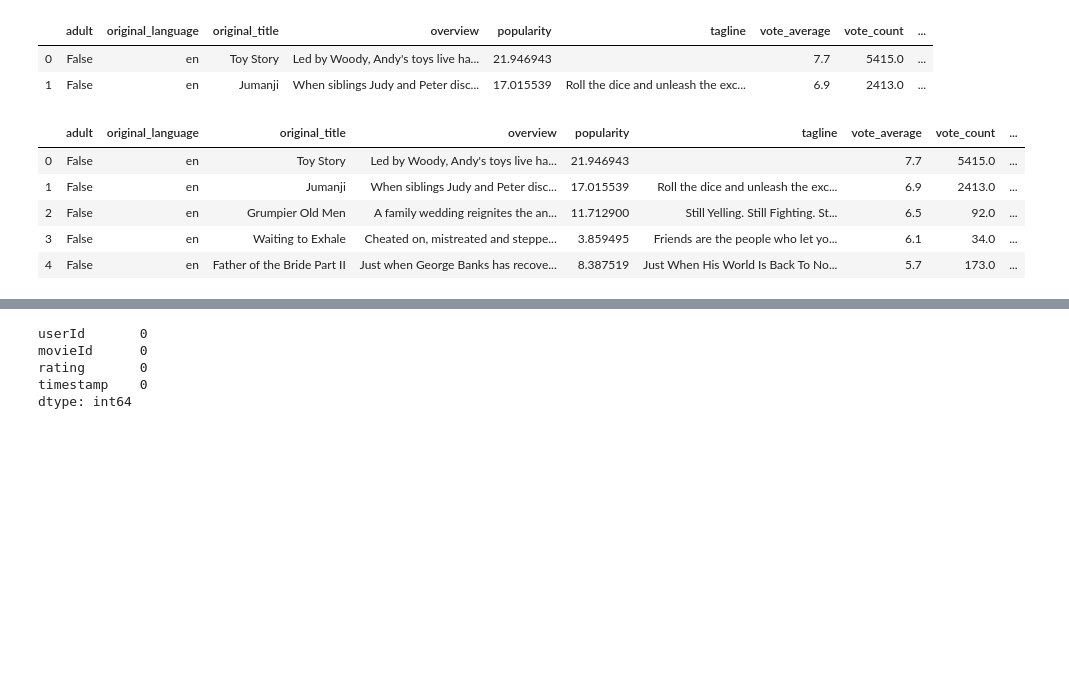
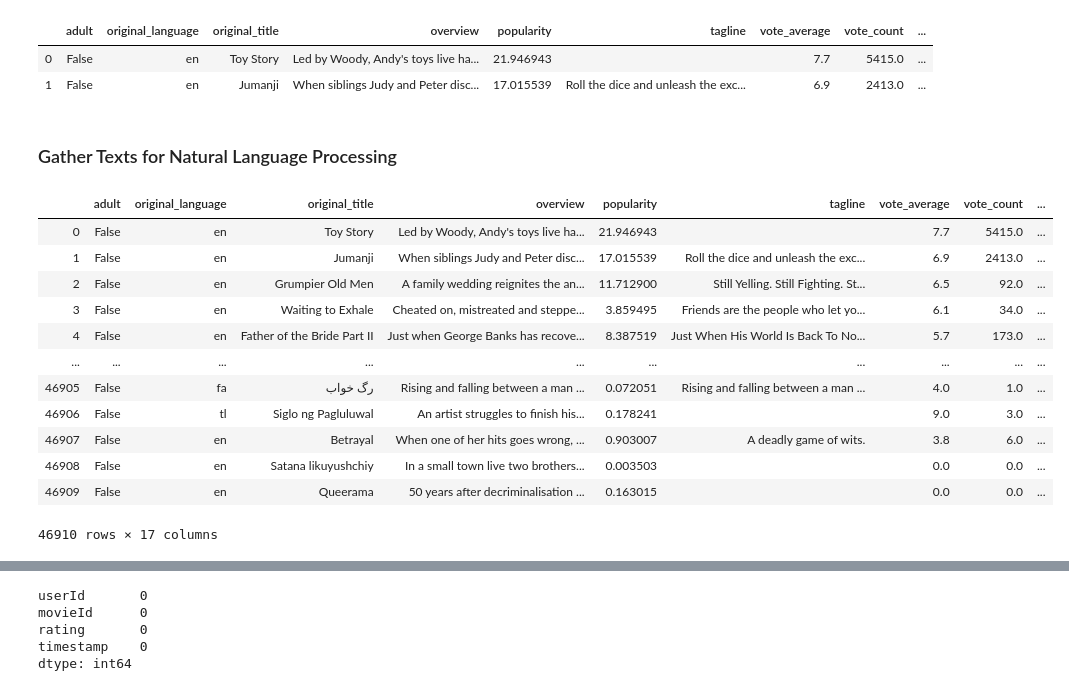
Before and after one commit to FreedomVAce/Movie_Recommendation_System, a Jupyter notebook: Movie_Data_Cleaning.ipynb, the cells around one changed output, grey strips where cells are left out. Saved outputs shown, nothing was run; the diff lists cells and outputs as text; code cells hidden in the pictures; blank space fills up the shorter version.

```diff
--- a/Movie_Data_Cleaning.ipynb
+++ b/Movie_Data_Cleaning.ipynb
@@ -216,6 +234,8 @@ df.head(2)
 |  | adult | original_language | original_title | overview | popularity | tagline | vote_average | vote_count | ... |
 | 0 | False | en | Toy Story | Led by Woody, Andy's toys live ha... | 21.946943 |  | 7.7 | 5415.0 | ... |
 | 1 | False | en | Jumanji | When siblings Judy and Peter disc... | 17.015539 | Roll the dice and unleash the exc... | 6.9 | 2413.0 | ... |
+# %% [markdown]
+### Gather Texts for Natural Language Processing
 # %%
 def combine_text(row):
     return (row['overview']+" "+row['new_genres']+" "+row['new_production_companies']+" "+
@@ -223,12 +243,21 @@ def combine_text(row):
             row['new_keywords']+" "+row["new_cast"])
 # %%
 df['combine_text'] = df.apply(combine_text,axis = 1)
+# %%
+df['combine_text'] = df['combine_text'].apply(lambda x: x.lower())
 # %%
-df.head()
+df
 # %% [output]
 |  | adult | original_language | original_title | overview | popularity | tagline | vote_average | vote_count | ... |
 | 0 | False | en | Toy Story | Led by Woody, Andy's toys live ha... | 21.946943 |  | 7.7 | 5415.0 | ... |
 | 1 | False | en | Jumanji | When siblings Judy and Peter disc... | 17.015539 | Roll the dice and unleash the exc... | 6.9 | 2413.0 | ... |
 | 2 | False | en | Grumpier Old Men | A family wedding reignites the an... | 11.712900 | Still Yelling. Still Fighting. St... | 6.5 | 92.0 | ... |
 | 3 | False | en | Waiting to Exhale | Cheated on, mistreated and steppe... | 3.859495 | Friends are the people who let yo... | 6.1 | 34.0 | ... |
 | 4 | False | en | Father of the Bride Part II | Just when George Banks has recove... | 8.387519 | Just When His World Is Back To No... | 5.7 | 173.0 | ... |
+| ... | ... | ... | ... | ... | ... | ... | ... | ... | ... |
+| 46905 | False | fa | رگ خواب | Rising and falling between a man ... | 0.072051 | Rising and falling between a man ... | 4.0 | 1.0 | ... |
+| 46906 | False | tl | Siglo ng Pagluluwal | An artist struggles to finish his... | 0.178241 |  | 9.0 | 3.0 | ... |
+| 46907 | False | en | Betrayal | When one of her hits goes wrong, ... | 0.903007 | A deadly game of wits. | 3.8 | 6.0 | ... |
+| 46908 | False | en | Satana likuyushchiy | In a small town live two brothers... | 0.003503 |  | 0.0 | 0.0 | ... |
+| 46909 | False | en | Queerama | 50 years after decriminalisation ... | 0.163015 |  | 0.0 | 0.0 | ... |
+46910 rows × 17 columns
```
Also changed, not shown: parts of 12 cells of this notebook.
